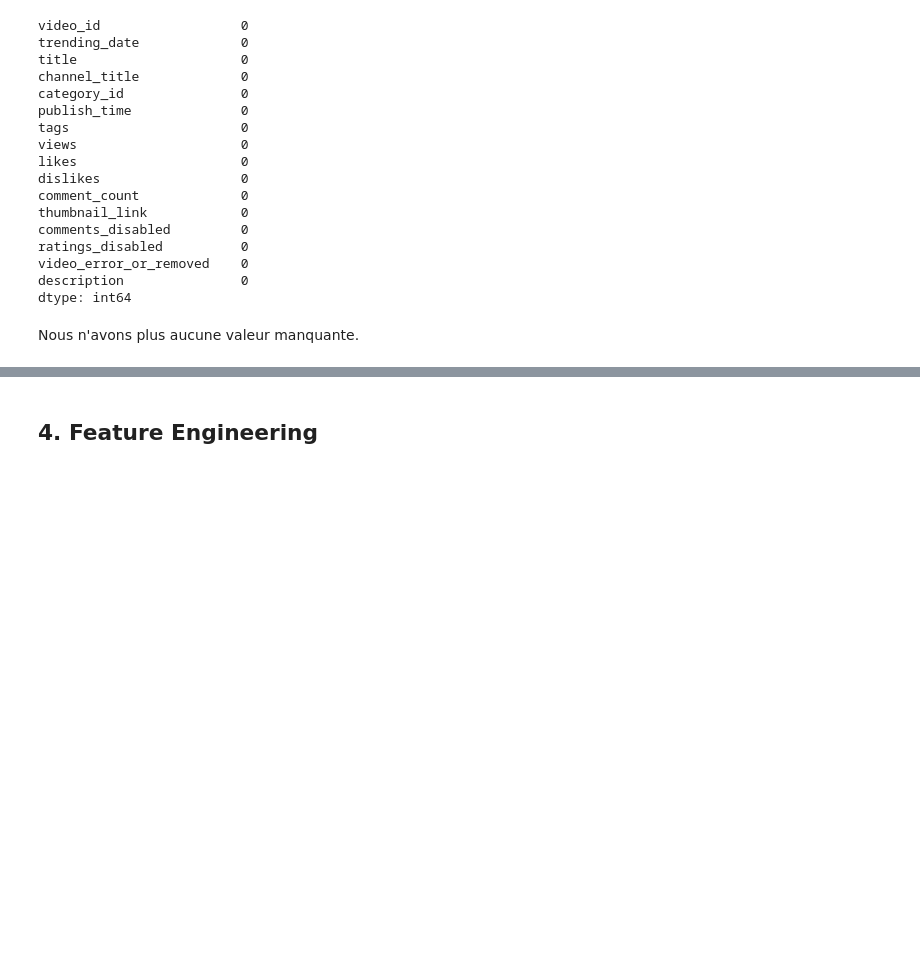
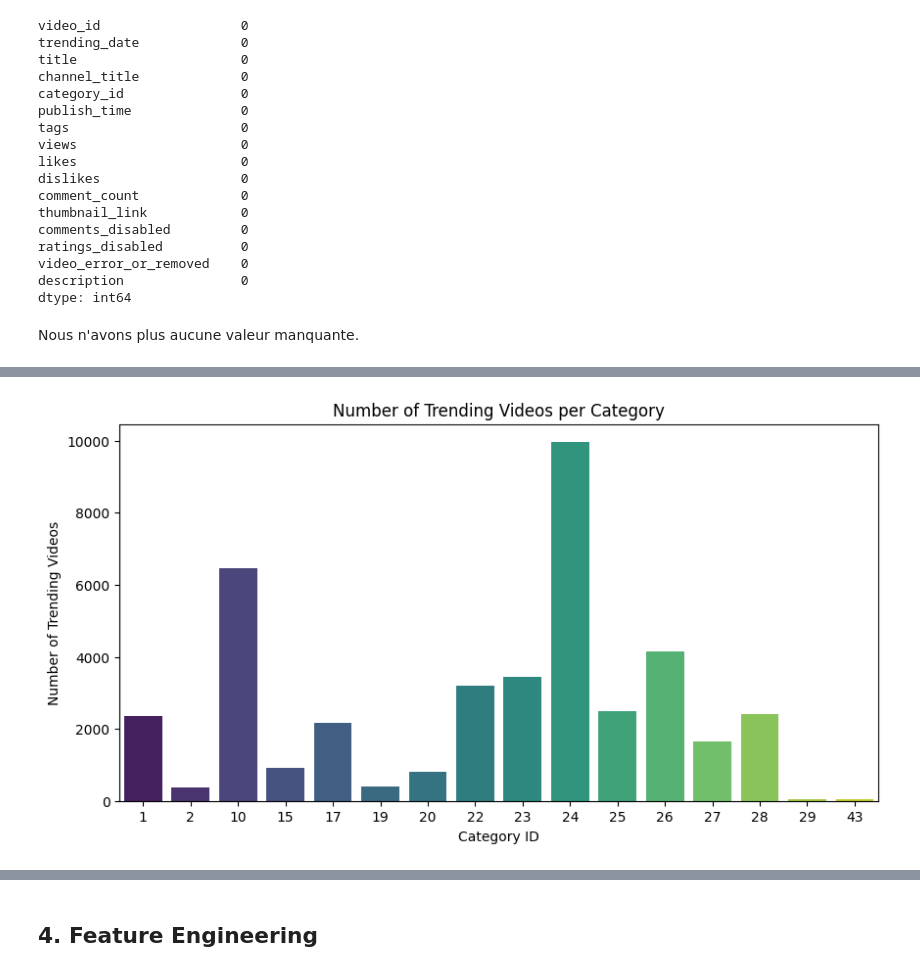
Before and after one commit to 17matb/youtube-trends, a Jupyter notebook: ml_youtube_trends.ipynb, the cells around one changed output, grey strips where cells are left out. Saved outputs shown, nothing was run; the diff lists cells and outputs as text; code cells hidden in the pictures; blank space fills up the shorter version.

```diff
--- a/ml_youtube_trends.ipynb
+++ b/ml_youtube_trends.ipynb
@@ -298,0 +322,12 @@ Nous n'avons plus aucune valeur manquante.
+# %%
+# Number of Trending Videos per Category
+category_counts = df["category_id"].value_counts()
+
+plt.figure(figsize=(10,5))
+sns.barplot(x=category_counts.index, y=category_counts.values, palette="viridis")
+plt.xlabel("Category ID")
+plt.ylabel("Number of Trending Videos")
+plt.title("Number of Trending Videos per Category")
+plt.show()
+# %% [output]
+[figure, added]
```
Also changed, not shown: parts of 9 cells of this notebook.
